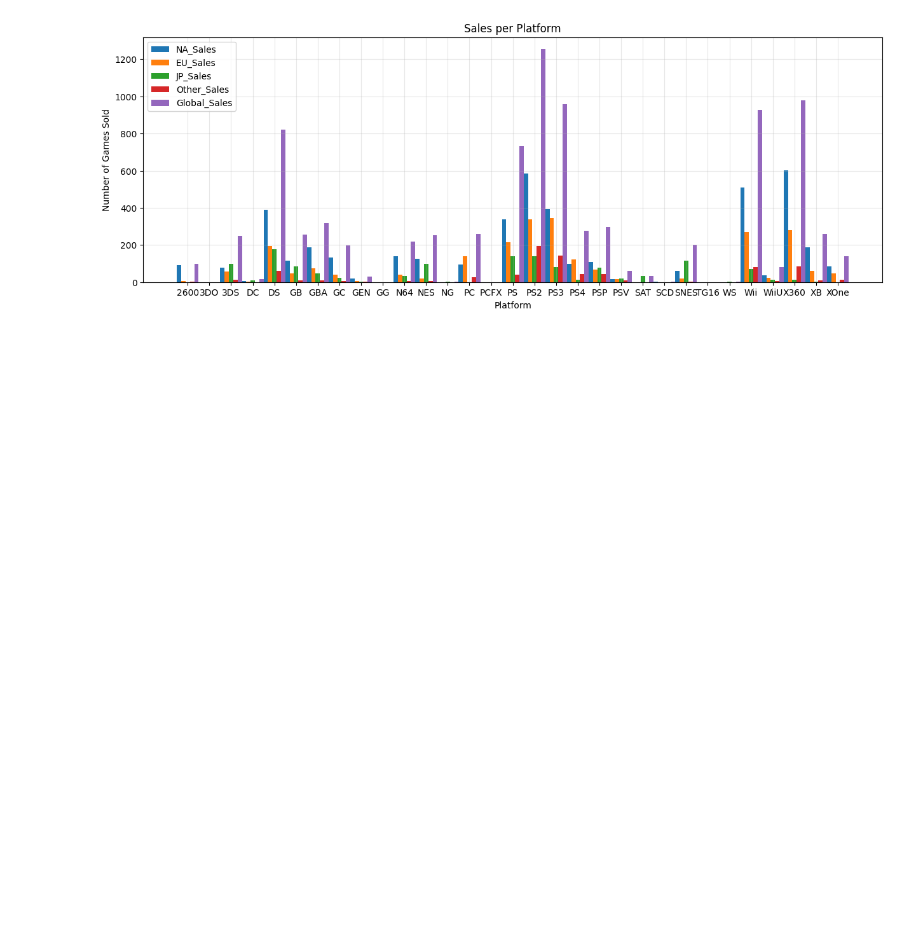
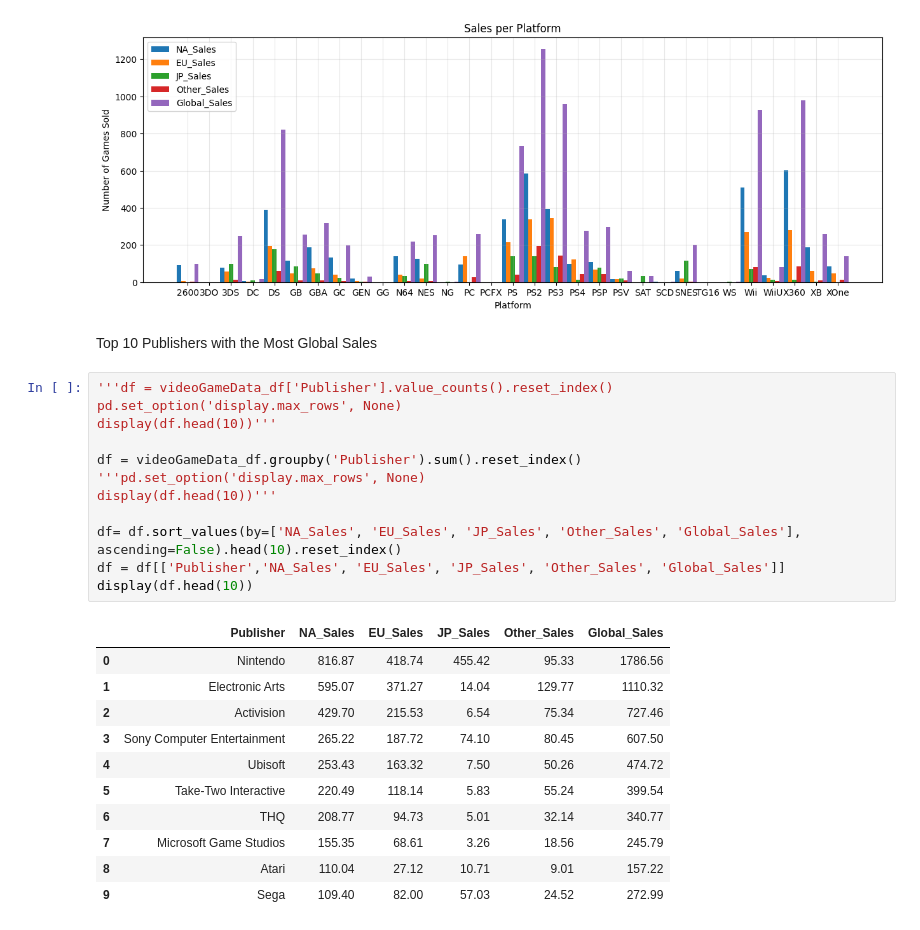
Before and after one commit to bdatye/VideoGameSalesTrends, a Jupyter notebook: VideoGamesSalesTrends.ipynb, the cells around one changed output. Cells and saved outputs as stored; diff of their text form; blank space fills up the shorter version.

Commit message:
Added info for publishers with most global sales

```diff
--- a/VideoGamesSalesTrends.ipynb
+++ b/VideoGamesSalesTrends.ipynb
@@ -272,3 +272,29 @@ ax.set_yticklabels(df['Platform'])'''
 # %% [output]
 "y = np.arange(len(df['Platform']))  \nheight = 1/5  \n\nfig, ax = plt.subplots(figsize=(5, 15))\n\nax.barh(y - 2*height, df['NA_Sales'], height, label='NA_Sales')\nax.barh(y - height, df['EU_Sales'], ...
 [figure]
+# %% [markdown]
+Top 10 Publishers with the Most Global Sales
+# %%
+'''df = videoGameData_df['Publisher'].value_counts().reset_index()
+pd.set_option('display.max_rows', None)
+display(df.head(10))'''
+
+df = videoGameData_df.groupby('Publisher').sum().reset_index()
+'''pd.set_option('display.max_rows', None)
+display(df.head(10))'''
+
+df= df.sort_values(by=['NA_Sales', 'EU_Sales', 'JP_Sales', 'Other_Sales', 'Global_Sales'], ascending=False).head(10).reset_index()
+df = df[['Publisher','NA_Sales', 'EU_Sales', 'JP_Sales', 'Other_Sales', 'Global_Sales']]
+display(df.head(10))
+# %% [output]
+|  | Publisher | NA_Sales | EU_Sales | JP_Sales | Other_Sales | Global_Sales |
+| 0 | Nintendo | 816.87 | 418.74 | 455.42 | 95.33 | 1786.56 |
+| 1 | Electronic Arts | 595.07 | 371.27 | 14.04 | 129.77 | 1110.32 |
+| 2 | Activision | 429.70 | 215.53 | 6.54 | 75.34 | 727.46 |
+| 3 | Sony Computer Entertainment | 265.22 | 187.72 | 74.10 | 80.45 | 607.50 |
+| 4 | Ubisoft | 253.43 | 163.32 | 7.50 | 50.26 | 474.72 |
+| 5 | Take-Two Interactive | 220.49 | 118.14 | 5.83 | 55.24 | 399.54 |
+| 6 | THQ | 208.77 | 94.73 | 5.01 | 32.14 | 340.77 |
+| 7 | Microsoft Game Studios | 155.35 | 68.61 | 3.26 | 18.56 | 245.79 |
+| 8 | Atari | 110.04 | 27.12 | 10.71 | 9.01 | 157.22 |
+| 9 | Sega | 109.40 | 82.00 | 57.03 | 24.52 | 272.99 |
```
